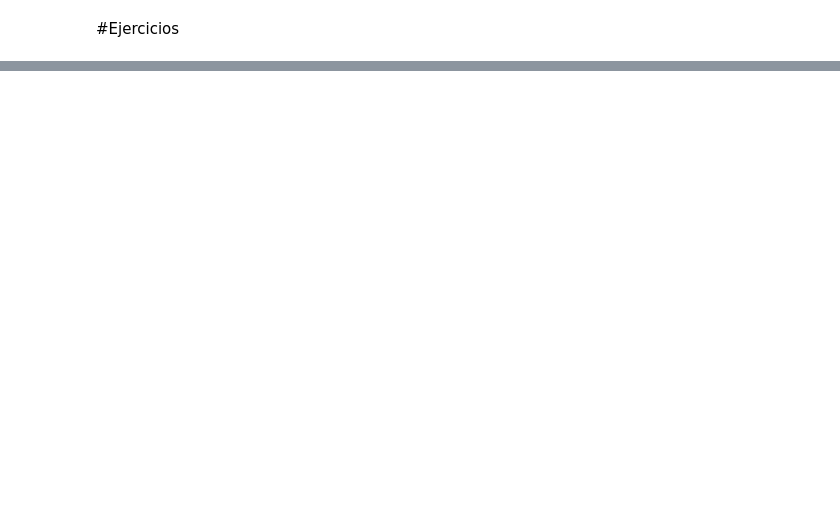
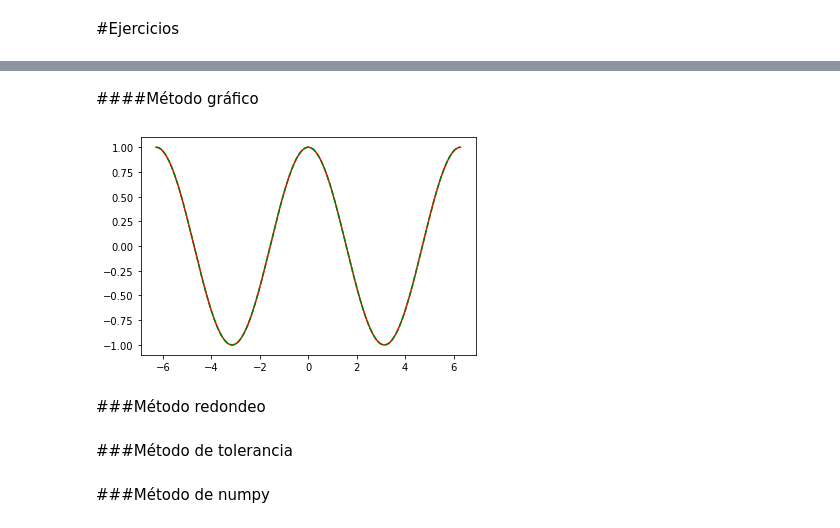
Before and after one commit to mamenaca/curso_python_esp_estadistica, a Jupyter notebook: unidad3.ipynb, the cells around one changed output, grey strips where cells are left out. Drawn from its saved outputs; the diff is of its cells as text; code cells hidden in the pictures; blank space fills up the shorter version.

```diff
--- a/unidad3.ipynb
+++ b/unidad3.ipynb
@@ -400,0 +542,18 @@ Scipy
+# %%
+x=numpy.linspace(-2*numpy.pi, 2*numpy.pi,500)
+# %%
+y1=numpy.sin(x+numpy.pi*0.5)
+y2=numpy.cos(x)
+# %% [markdown]
+####Método gráfico
+# %%
+pyplot.figure() #crear el lienzo
+pyplot.plot(x,y1,"-r") #grafica 1
+pyplot.plot(x,y2,"--g") #grafica 2
+
+
+pyplot.show() #mostrar gráfica
+# %% [output]
+[figure, added]
+# %% [markdown]
+###Método redondeo
@@ -400,0 +562,2 @@ Scipy
+# %% [markdown]
+###Método de tolerancia
@@ -400,0 +566,2 @@ Scipy
+# %% [markdown]
+###Método de numpy
```
Also changed, not shown: parts of 48 cells of this notebook.
